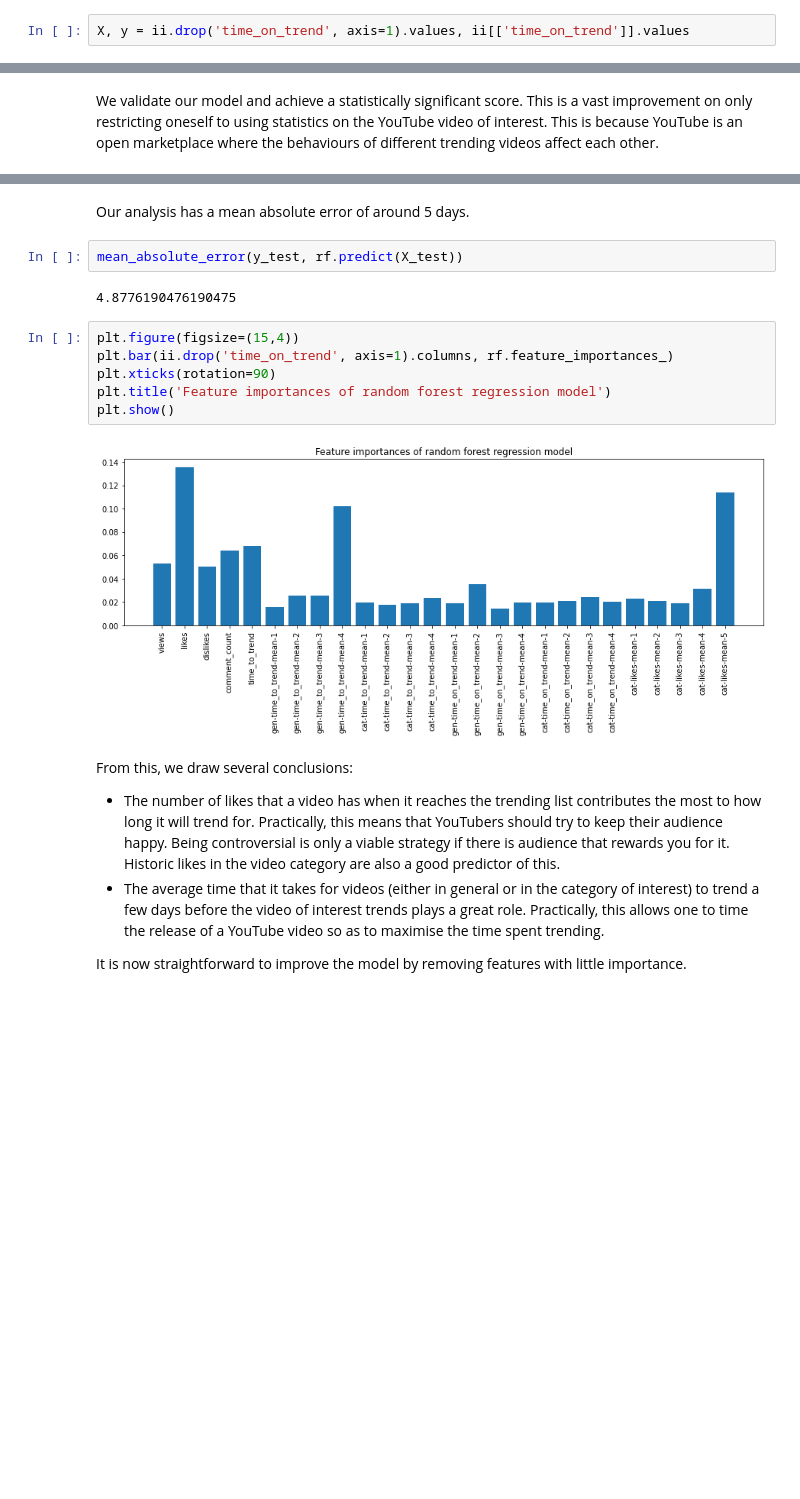
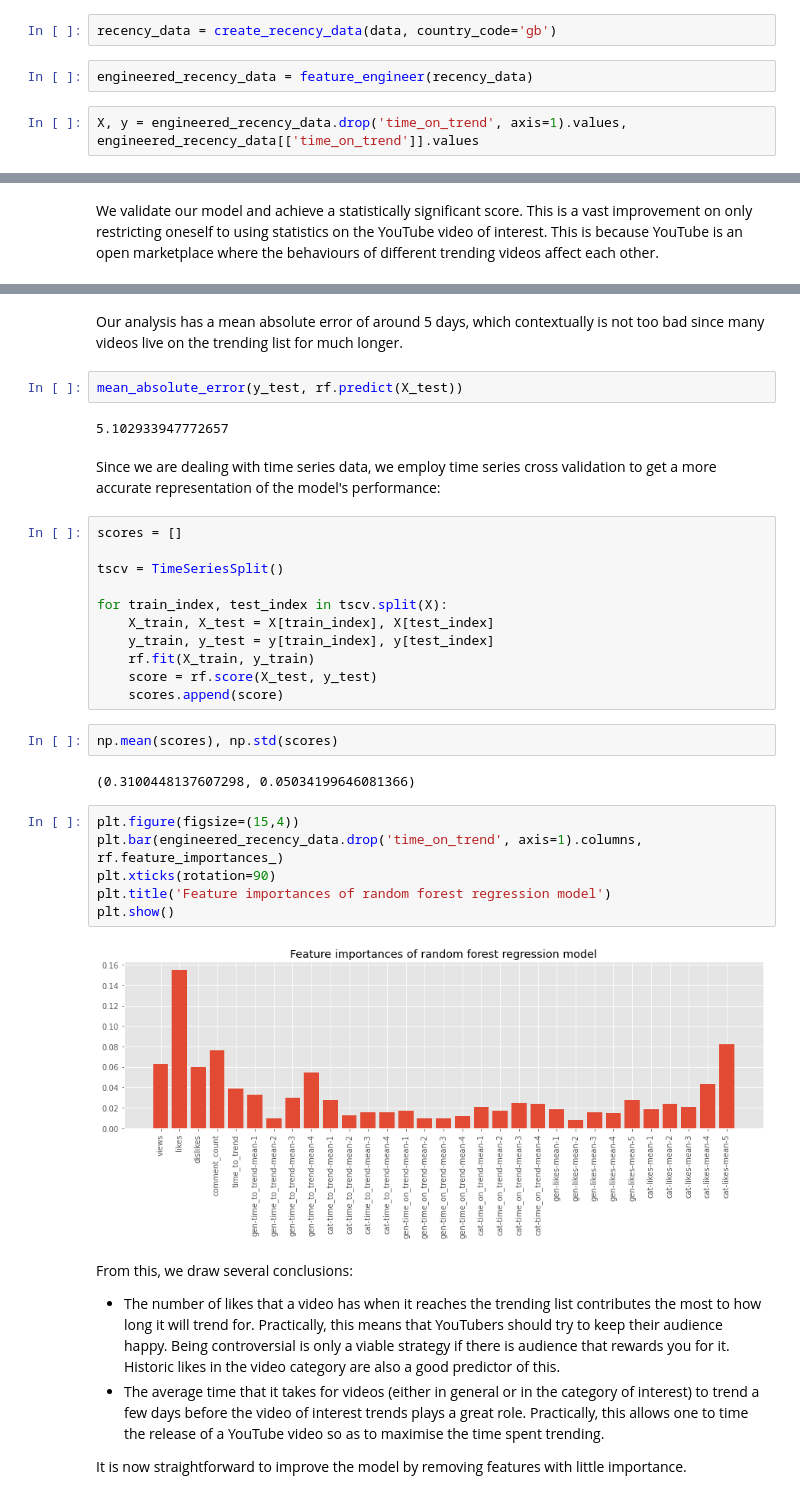
Before and after one commit to Ramin314/grad, a Jupyter notebook: notebooks/Insights/ramin-insights.ipynb, the cells around one changed output, grey strips where cells are left out. Cells and saved outputs as stored; diff of their text form; blank space fills up the shorter version.

```diff
--- a/notebooks/Insights/ramin-insights.ipynb
+++ b/notebooks/Insights/ramin-insights.ipynb
@@ -141,4 +174,8 @@ ii = ii.groupby('video_id').first().filter(
+# %%
+recency_data = create_recency_data(data, country_code='gb')
+# %%
+engineered_recency_data = feature_engineer(recency_data)
 # %%
-X, y = ii.drop('time_on_trend', axis=1).values, ii[['time_on_trend']].values
+X, y = engineered_recency_data.drop('time_on_trend', axis=1).values, engineered_recency_data[['time_on_trend']].values
 # %%
 X_train, X_test, y_train, y_test = train_test_split(X, y, test_size=0.2, random_state=42)
@@ -156,17 +194,34 @@ rf.score(X_test, y_test)
 # %% [markdown]
-Our analysis has a mean absolute error of around 5 days.
+Our analysis has a mean absolute error of around 5 days, which contextually is not too bad since many videos live on the trending list for much longer.
 # %%
 mean_absolute_error(y_test, rf.predict(X_test))
 # %% [output]
-4.8776190476190475
+5.102933947772657
+# %% [markdown]
+Since we are dealing with time series data, we employ time series cross validation to get a more accurate representation of the model's performance:
+# %%
+scores = []
+
+tscv = TimeSeriesSplit()
+
+for train_index, test_index in tscv.split(X):
+    X_train, X_test = X[train_index], X[test_index]
+    y_train, y_test = y[train_index], y[test_index]
+    rf.fit(X_train, y_train)
+    score = rf.score(X_test, y_test)
+    scores.append(score)
+# %%
+np.mean(scores), np.std(scores)
+# %% [output]
+(0.3100448137607298, 0.05034199646081366)
 # %%
 plt.figure(figsize=(15,4))
-plt.bar(ii.drop('time_on_trend', axis=1).columns, rf.feature_importances_)
+plt.bar(engineered_recency_data.drop('time_on_trend', axis=1).columns, rf.feature_importances_)
 plt.xticks(rotation=90)
 plt.title('Feature importances of random forest regression model')
 plt.show()
 # %% [output]
-[figure, old version]
+[figure, new version]
 # %% [markdown]
 From this, we draw several conclusions:
 
```
Also changed, not shown: parts of 53 cells of this notebook, 4 other files.
